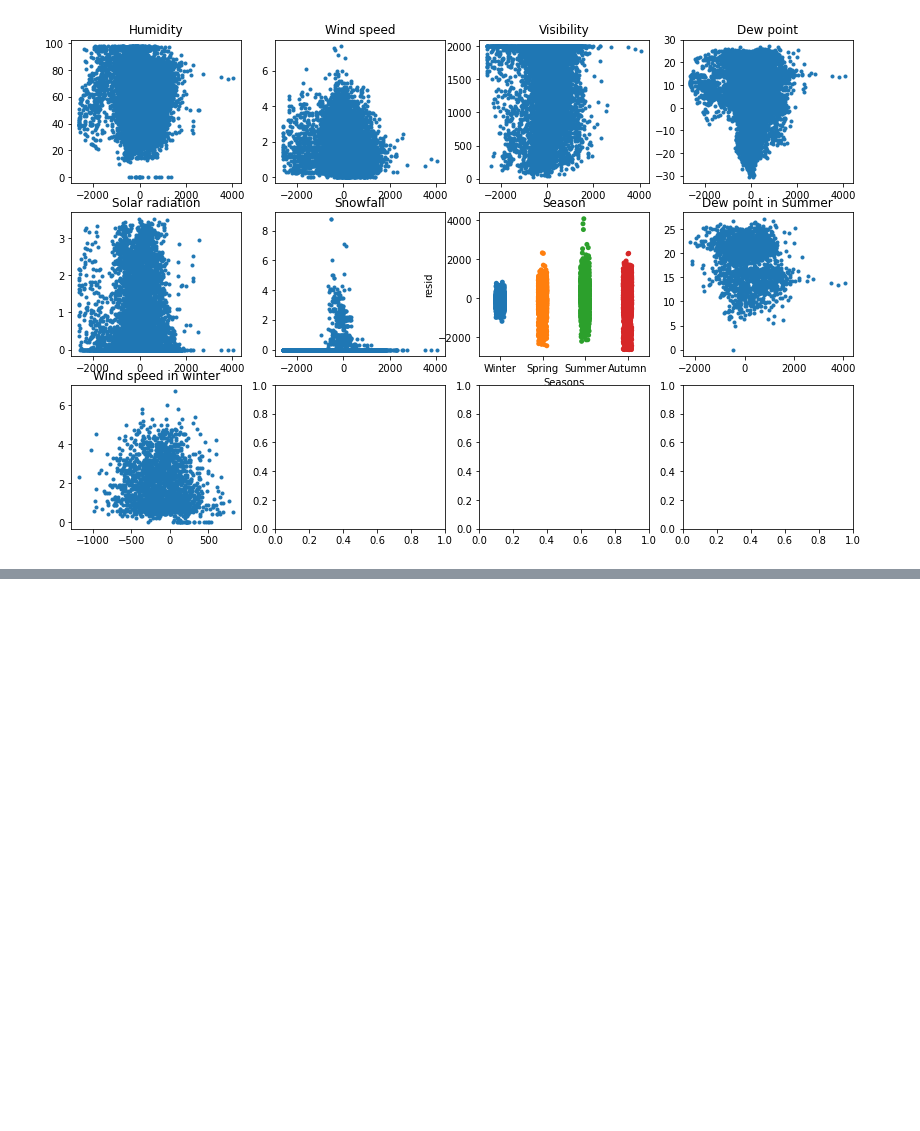
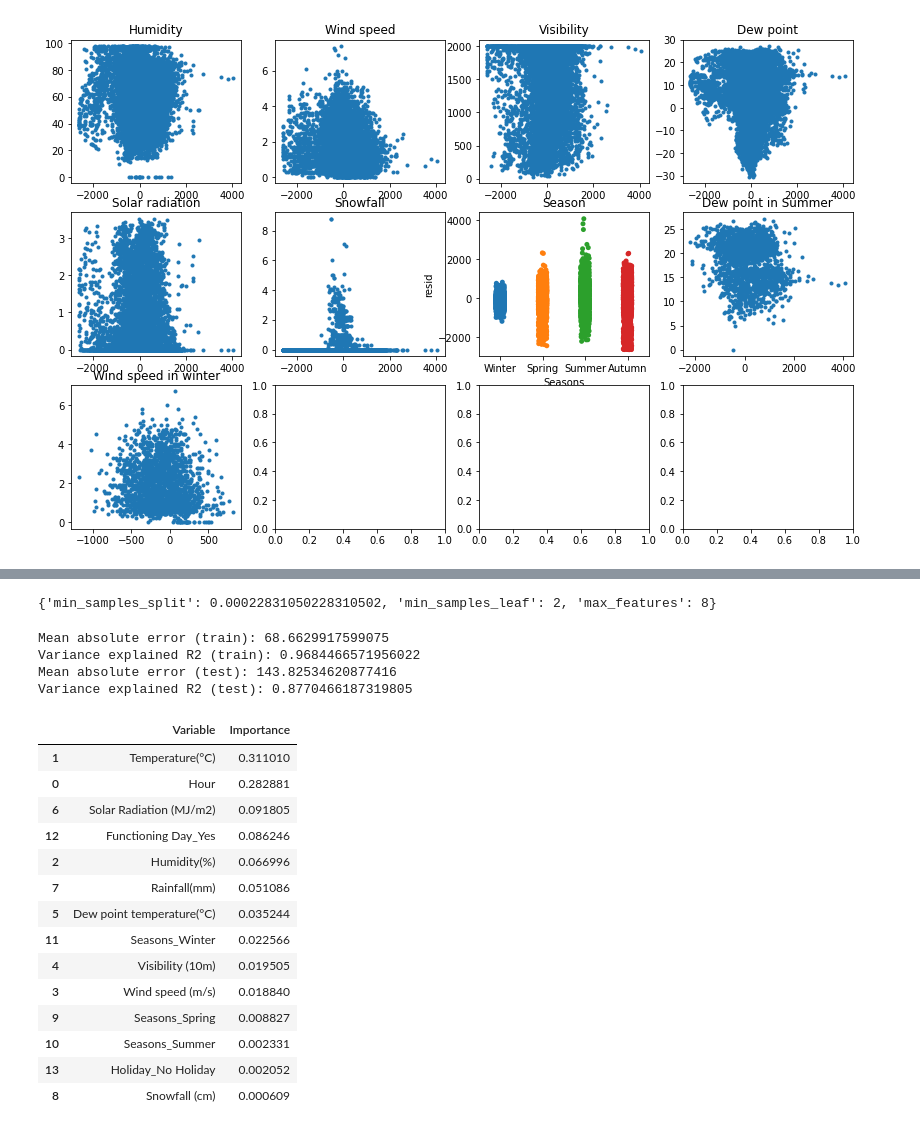
Before and after one commit to xpliu16/Bike_share, a Jupyter notebook: Bike_share.ipynb, the cells around one changed output, grey strips where cells are left out. Saved outputs shown, nothing was run; the diff lists cells and outputs as text; code cells hidden in the pictures; blank space fills up the shorter version.

Commit message:
Random forest relative importance and tuning

```diff
--- a/Bike_share.ipynb
+++ b/Bike_share.ipynb
@@ -867,0 +851,66 @@ df6[['Hour','Rented Bike Count','demand_pred']][df6.Date == '2018-04-15']
+# %%
+# Hyperparameter tuning with randomized search followed by finer grid search
+from sklearn.model_selection import RandomizedSearchCV
+
+RFReg = RandomForestRegressor(n_estimators = 400, random_state = 0)
+
+n_samples = X.shape[0]
+n_features = X.shape[1]
+
+param_grid = {
+    'min_samples_leaf' : [1, 2, 5, 10, 20],
+    'max_features' : [int(n_features**i) for i in np.arange(0.4, 1, 0.1)],
+    'min_samples_split' : np.linspace(2/n_samples, 1.0, 10),
+}
+
+RF_random = RandomizedSearchCV(estimator = RFReg, param_distributions = param_grid, cv = 5, n_iter = 50)
+RF_random.fit(X_train, y_train)
+RF_random.best_params_
+# %% [output]
+{'min_samples_split': 0.00022831050228310502, 'min_samples_leaf': 2, 'max_features': 8}
+# %%
+regressor = RandomForestRegressor(n_estimators = 400,
+                                  min_samples_split = 0.00022831050228310502,
+                                  min_samples_leaf = 2,
+                                  max_features = 8)
+
+regressor.fit(X_train, y_train)
+
+y_pred_train=regressor.predict(X_train)
+y_pred_test=regressor.predict(X_test)
+
+MAE = np.abs(np.subtract(y_train, y_pred_train)).mean()
+print(f'Mean absolute error (train): {MAE}')   # Not too bad given overall scale
+
+R2 = r2_score(y_train, y_pred_train)
+print(f'Variance explained R2 (train): {R2}')
+
+MAE = np.abs(np.subtract(y_test, y_pred_test)).mean()
+print(f'Mean absolute error (test): {MAE}')   # Not too bad given overall scale
+
+R2 = r2_score(y_test, y_pred_test)
+print(f'Variance explained R2 (test): {R2}')
+# %% [output]
+Mean absolute error (train): 68.6629917599075
+Variance explained R2 (train): 0.9684466571956022
+Mean absolute error (test): 143.82534620877416
+Variance explained R2 (test): 0.8770466187319805
+# %%
+pd.DataFrame({'Variable':df_basic.columns[2:],
+              'Importance':regressor.feature_importances_}).sort_values('Importance', ascending=False)
+# %% [output]
+|  | Variable | Importance |
+| 1 | Temperature(°C) | 0.311010 |
+| 0 | Hour | 0.282881 |
+| 6 | Solar Radiation (MJ/m2) | 0.091805 |
+| 12 | Functioning Day_Yes | 0.086246 |
+| 2 | Humidity(%) | 0.066996 |
+| 7 | Rainfall(mm) | 0.051086 |
+| 5 | Dew point temperature(°C) | 0.035244 |
+| 11 | Seasons_Winter | 0.022566 |
+| 4 | Visibility (10m) | 0.019505 |
+| 3 | Wind speed (m/s) | 0.018840 |
+| 9 | Seasons_Spring | 0.008827 |
+| 10 | Seasons_Summer | 0.002331 |
+| 13 | Holiday_No Holiday | 0.002052 |
+| 8 | Snowfall (cm) | 0.000609 |
```
Also changed, not shown: parts of 25 cells of this notebook.
